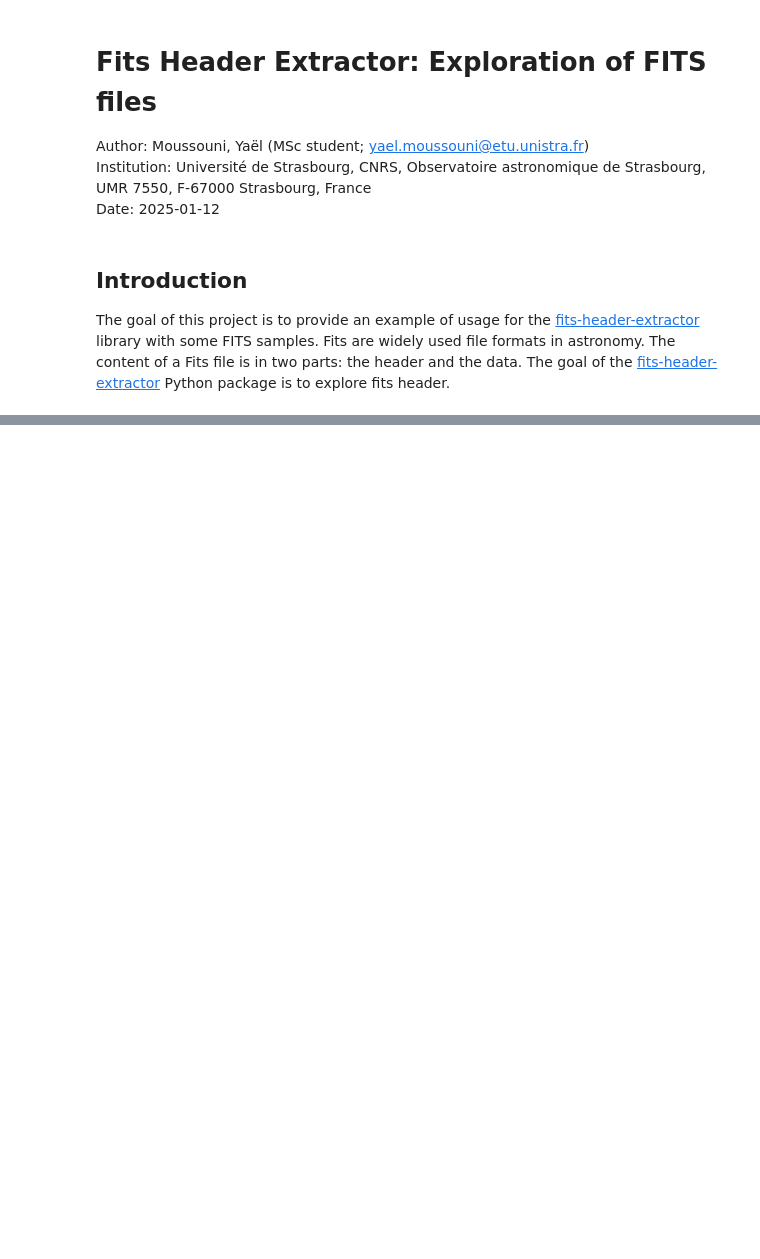
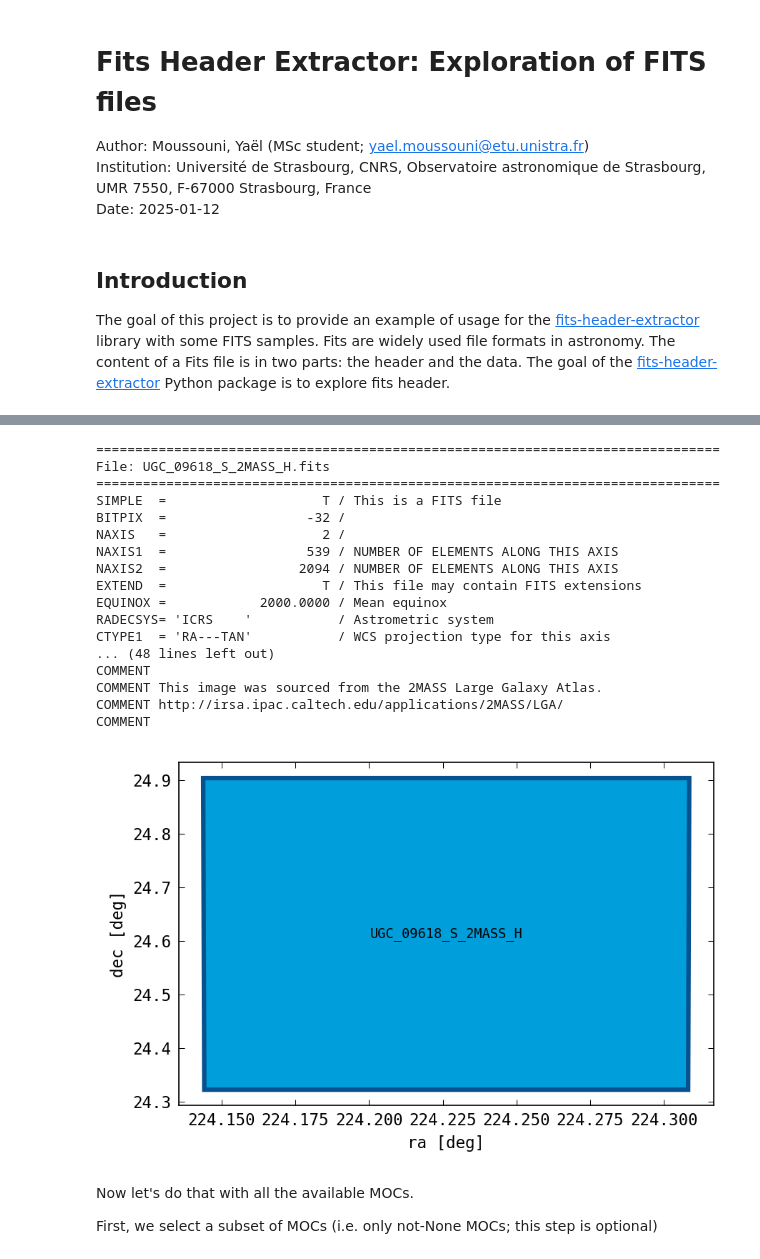
Before and after one commit to Yael-II/MSc2-Project-FITS, a Jupyter notebook: exploration.ipynb, the cells around one changed output, grey strips where cells are left out. Drawn from its saved outputs; the diff is of its cells as text; code cells hidden in the pictures; blank space fills up the shorter version.

```diff
--- a/exploration.ipynb
+++ b/exploration.ipynb
@@ -15,0 +38,3 @@ The goal of this project is to provide an example of usage for the [fits-header-
+# %%
+%matplotlib widget
+if "YII_light_1" in plt.style.available: plt.style.use("YII_light_1")
@@ -15,0 +52,8 @@ The goal of this project is to provide an example of usage for the [fits-header-
+# %%
+fhe = FitsHeaderExtractor()
+
+fhe.extract_header_directory(verbatim=True, directory="./Input/")
+fhe.curate(resolve_name=False, verbatim=False)
+fhe.make_moc(verbatim=False)
+
+print("")
@@ -15,0 +86,48 @@ The goal of this project is to provide an example of usage for the [fits-header-
+# %%
+i = fhe.get_index("UGC_09618_S_2MASS_H.fits")
+if i is not None:
+    fhe.print_header(i)
+    fp = fhe.get_footprint(i)[0]
+else:
+    fp = [[None, None]]
+
+fig, ax = plt.subplots(1)
+ax.set_xlabel("ra [deg]")
+ax.set_ylabel("dec [deg]")
+
+ax.fill(fp[:,0], fp[:,1],
+        facecolor='C5',
+        edgecolor='C0',
+        linewidth=3)
+
+ax.text(np.mean(fp[:,0]), np.mean(fp[:,1]),
+        "{:.25}".format(fhe.file_list[i]
+                        .replace(".fits", "")
+                        .replace(".fit", "")),  # Truncated at 25 characters
+        va="center",
+        ha="center")
+fig.tight_layout()
+plt.show()
+# %% [output]
+================================================================================
+File: UGC_09618_S_2MASS_H.fits
+================================================================================
+SIMPLE  =                    T / This is a FITS file
+BITPIX  =                  -32 /
+NAXIS   =                    2 /
+NAXIS1  =                  539 / NUMBER OF ELEMENTS ALONG THIS AXIS
+NAXIS2  =                 2094 / NUMBER OF ELEMENTS ALONG THIS AXIS
+EXTEND  =                    T / This file may contain FITS extensions
+EQUINOX =            2000.0000 / Mean equinox
+RADECSYS= 'ICRS    '           / Astrometric system
+CTYPE1  = 'RA---TAN'           / WCS projection type for this axis
+... (48 lines left out)
+COMMENT
+COMMENT This image was sourced from the 2MASS Large Galaxy Atlas.
+COMMENT http://irsa.ipac.caltech.edu/applications/2MASS/LGA/
+COMMENT
+[figure, added]
+# %% [markdown]
+Now let's do that with all the available MOCs.
+
+First, we select a subset of MOCs (i.e. only not-None MOCs; this step is optional)
```
Also changed, not shown: parts of 18 cells of this notebook, 2 other files.
